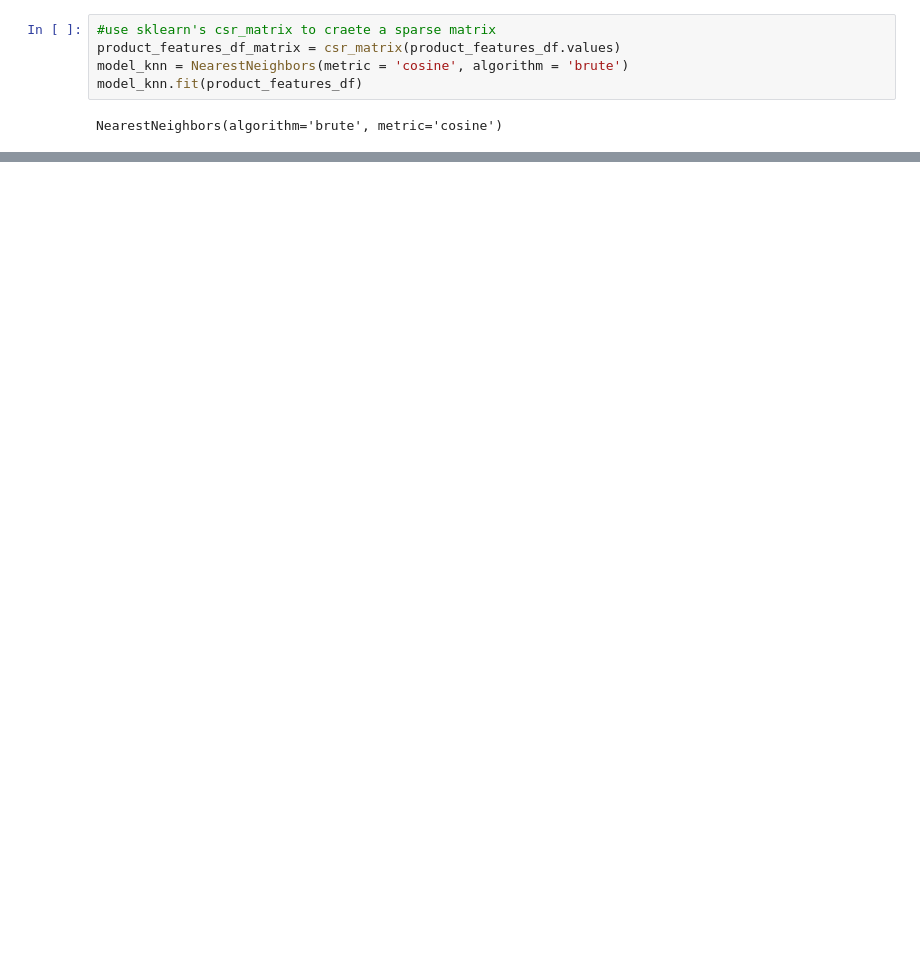
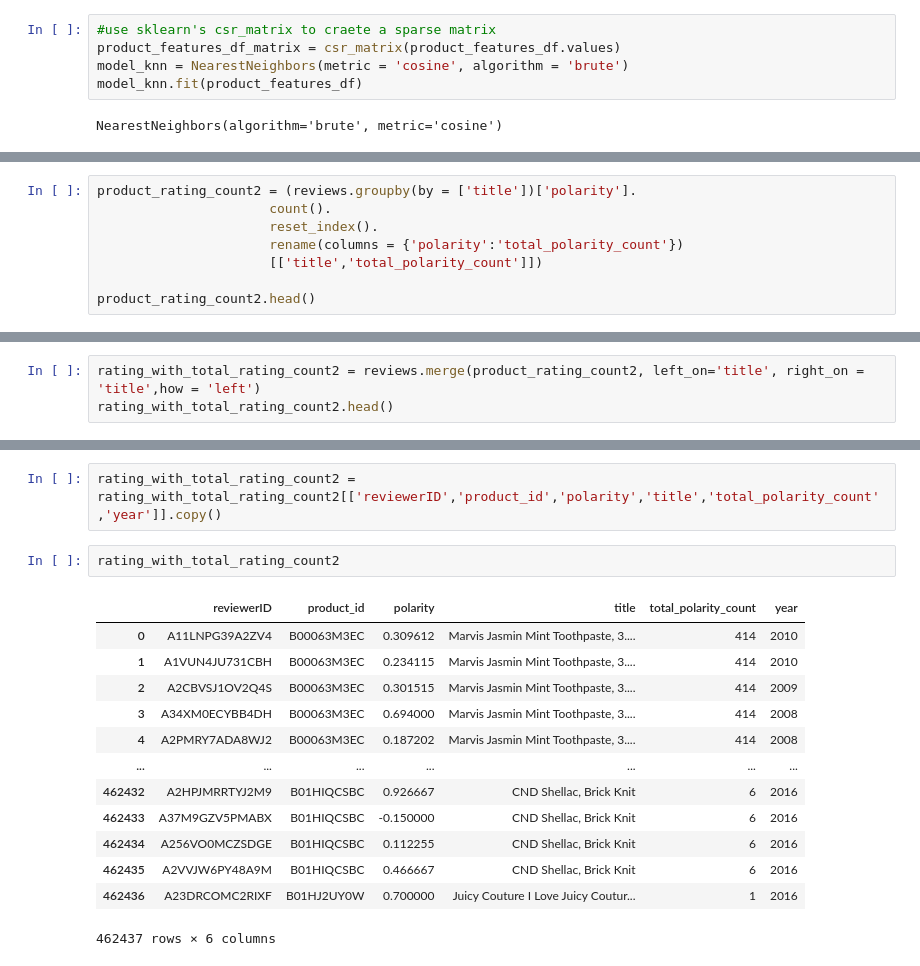
Before and after one commit to nan26/Capstone_project, a Jupyter notebook: Project5/3_Recommendation_system.ipynb, the cells around one changed output, grey strips where cells are left out. Drawn from its saved outputs; the diff is of its cells as text; blank space fills up the shorter version.

```diff
--- a/Project5/3_Recommendation_system.ipynb
+++ b/Project5/3_Recommendation_system.ipynb
@@ -722,0 +725,8 @@ Image(filename='/Users/rudharapathipandiyan/Desktop/my_dsi/dsi_roughpaper/projec
+# %%
+product_rating_count2 = (reviews.groupby(by = ['title'])['polarity'].
+                      count().
+                      reset_index().
+                      rename(columns = {'polarity':'total_polarity_count'})
+                      [['title','total_polarity_count']])
+
+product_rating_count2.head()
@@ -722,0 +740,3 @@ Image(filename='/Users/rudharapathipandiyan/Desktop/my_dsi/dsi_roughpaper/projec
+# %%
+rating_with_total_rating_count2 = reviews.merge(product_rating_count2, left_on='title', right_on = 'title',how = 'left')
+rating_with_total_rating_count2.head()
@@ -722,0 +774,18 @@ Image(filename='/Users/rudharapathipandiyan/Desktop/my_dsi/dsi_roughpaper/projec
+# %%
+rating_with_total_rating_count2 = rating_with_total_rating_count2[['reviewerID','product_id','polarity','title','total_polarity_count','year']].copy()
+# %%
+rating_with_total_rating_count2
+# %% [output]
+|  | reviewerID | product_id | polarity | title | total_polarity_count | year |
+| 0 | A11LNPG39A2ZV4 | B00063M3EC | 0.309612 | Marvis Jasmin Mint Toothpaste, 3.... | 414 | 2010 |
+| 1 | A1VUN4JU731CBH | B00063M3EC | 0.234115 | Marvis Jasmin Mint Toothpaste, 3.... | 414 | 2010 |
+| 2 | A2CBVSJ1OV2Q4S | B00063M3EC | 0.301515 | Marvis Jasmin Mint Toothpaste, 3.... | 414 | 2009 |
+| 3 | A34XM0ECYBB4DH | B00063M3EC | 0.694000 | Marvis Jasmin Mint Toothpaste, 3.... | 414 | 2008 |
+| 4 | A2PMRY7ADA8WJ2 | B00063M3EC | 0.187202 | Marvis Jasmin Mint Toothpaste, 3.... | 414 | 2008 |
+| ... | ... | ... | ... | ... | ... | ... |
+| 462432 | A2HPJMRRTYJ2M9 | B01HIQCSBC | 0.926667 | CND Shellac, Brick Knit | 6 | 2016 |
+| 462433 | A37M9GZV5PMABX | B01HIQCSBC | -0.150000 | CND Shellac, Brick Knit | 6 | 2016 |
+| 462434 | A256VO0MCZSDGE | B01HIQCSBC | 0.112255 | CND Shellac, Brick Knit | 6 | 2016 |
+| 462435 | A2VVJW6PY48A9M | B01HIQCSBC | 0.466667 | CND Shellac, Brick Knit | 6 | 2016 |
+| 462436 | A23DRCOMC2RIXF | B01HJ2UY0W | 0.700000 | Juicy Couture I Love Juicy Coutur... | 1 | 2016 |
+462437 rows × 6 columns
```
Also changed, not shown: parts of 89 cells of this notebook, 5 other files.
